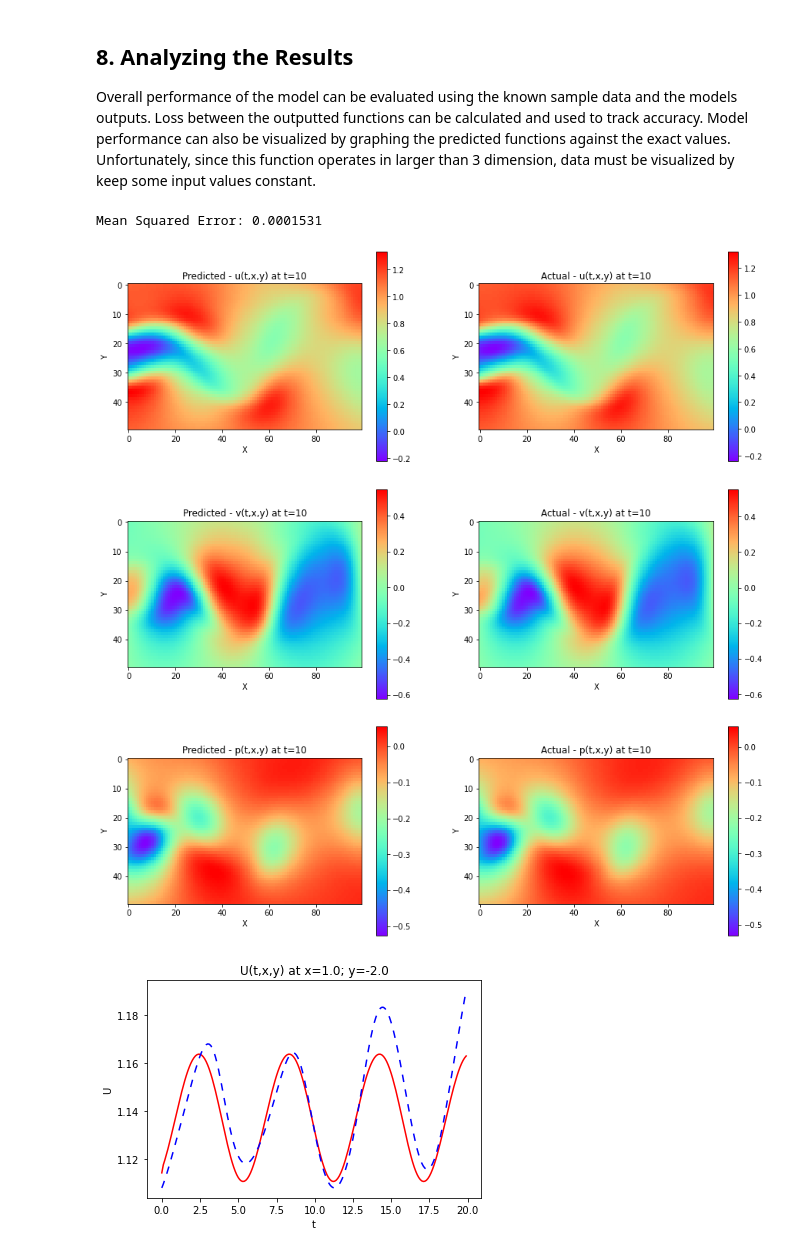
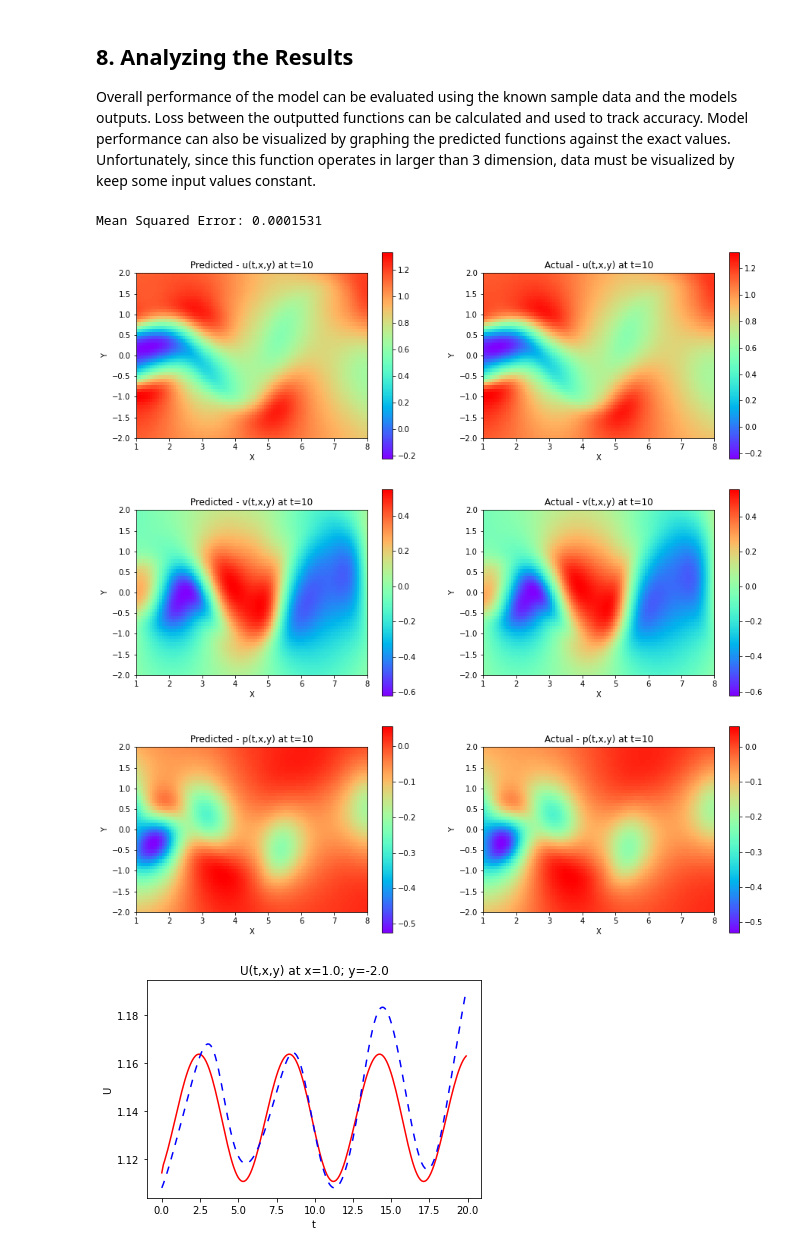
Before and after one commit to AJBordeau/SciML-Demos, a Jupyter notebook: Navier Stokes/PINN(NS).ipynb, the cells around one changed output. Saved outputs shown, nothing was run; the diff lists cells and outputs as text; code cells hidden in the pictures.

```diff
--- a/Navier Stokes/PINN(NS).ipynb
+++ b/Navier Stokes/PINN(NS).ipynb
@@ -419,7 +419,7 @@ def plot_heat_map(t_value, net):
     fig = plt.figure(figsize=(15,5))
     # plots the 2D array for predicted u(t,x,y)
     plt.subplot(1, 2, 1)
-    plt.imshow(u, cmap='rainbow', interpolation='nearest', aspect=1.25)
+    plt.imshow(u, cmap='rainbow', interpolation='nearest', aspect=1.25, extent=[1,8,-2,2])
     plt.title("Predicted - u(t,x,y) at t="+str(t_value))
     plt.ylabel('Y')
     plt.xlabel('X')
@@ -427,7 +427,7 @@ def plot_heat_map(t_value, net):
 
     # plots the 2D array for actual u(t,x,y)
     plt.subplot(1, 2, 2)
-    plt.imshow(u_star, cmap='rainbow', interpolation='nearest', aspect=1.25)
+    plt.imshow(u_star, cmap='rainbow', interpolation='nearest', aspect=1.25, extent=[1,8,-2,2])
     plt.title("Actual - u(t,x,y) at t="+str(t_value))
     plt.ylabel('Y')
     plt.xlabel('X')
@@ -439,7 +439,7 @@ def plot_heat_map(t_value, net):
     fig = plt.figure(figsize=(15,5))
     # plots the 2D array for predicted v(t,x,y)
     plt.subplot(1, 2, 1)
-    plt.imshow(v, cmap='rainbow', interpolation='nearest', aspect=1.25)
+    plt.imshow(v, cmap='rainbow', interpolation='nearest', aspect=1.25, extent=[1,8,-2,2])
     plt.title("Predicted - v(t,x,y) at t="+str(t_value))
     plt.ylabel('Y')
     plt.xlabel('X')
@@ -447,7 +447,7 @@ def plot_heat_map(t_value, net):
 
     # plots the 2D array for actual v(t,x,y)
     plt.subplot(1, 2, 2)
-    plt.imshow(v_star, cmap='rainbow', interpolation='nearest', aspect=1.25)
+    plt.imshow(v_star, cmap='rainbow', interpolation='nearest', aspect=1.25, extent=[1,8,-2,2])
     plt.title("Actual - v(t,x,y) at t="+str(t_value))
     plt.ylabel('Y')
     plt.xlabel('X')
@@ -459,7 +459,7 @@ def plot_heat_map(t_value, net):
     fig = plt.figure(figsize=(15,5))
     # plots the 2D array for predicted p(t,x,y)
     plt.subplot(1, 2, 1)
-    plt.imshow(p, cmap='rainbow', interpolation='nearest', aspect=1.25)
+    plt.imshow(p, cmap='rainbow', interpolation='nearest', aspect=1.25, extent=[1,8,-2,2])
     plt.title("Predicted - p(t,x,y) at t="+str(t_value))
     plt.ylabel('Y')
     plt.xlabel('X')
@@ -467,7 +467,7 @@ def plot_heat_map(t_value, net):
 
     # plots the 2D array for actual p(t,x,y)
     plt.subplot(1, 2, 2)
-    plt.imshow(p_star, cmap='rainbow', interpolation='nearest', aspect=1.25)
+    plt.imshow(p_star, cmap='rainbow', interpolation='nearest', aspect=1.25, extent=[1,8,-2,2])
     plt.title("Actual - p(t,x,y) at t="+str(t_value))
     plt.ylabel('Y')
     plt.xlabel('X')
@@ -585,36 +585,36 @@ def plot_t_value(x_value, y_value, net):
 
 
 
 #test the performance of the saved model
 test_result(x,y,t,u,v,p)
 
 #plot the heat maps for u(t,x,y), v(t,x,y) and p(t,x,y)
 plot_heat_map(10, net)
 
 # get the values of x, y, and t in the sample data
 x_vals = np.unique(x)
 y_vals = np.unique(y)
 t_vals = np.unique(t)
 
 # plot u(t,x,y) at constant x,y values
 plot_t_value(x_vals[0],y_vals[0],net)
 plot_t_value(x_vals[20],y_vals[10],net)
 plot_t_value(x_vals[80],y_vals[40],net)
 
 # plot u(t,x,y) at constant t,y values
 plot_x_value(t_vals[0],y_vals[0],net)
 plot_x_value(t_vals[50],y_vals[10],net)
 plot_x_value(t_vals[150],y_vals[40],net)
 
 # plot u(t,x,y) at constant t,x values
 plot_y_value(t_vals[0],x_vals[0],net)
 plot_y_value(t_vals[50],x_vals[20],net)
 plot_y_value(t_vals[150],x_vals[80],net)
 # %% [output]
 Mean Squared Error: 0.0001531
-[figure, old version]
+[figure, new version]
-[figure, old version]
+[figure, new version]
-[figure, old version]
+[figure, new version]
 [figure]
 [figure]
 [figure]
```
Also changed, not shown: 1 other file.
